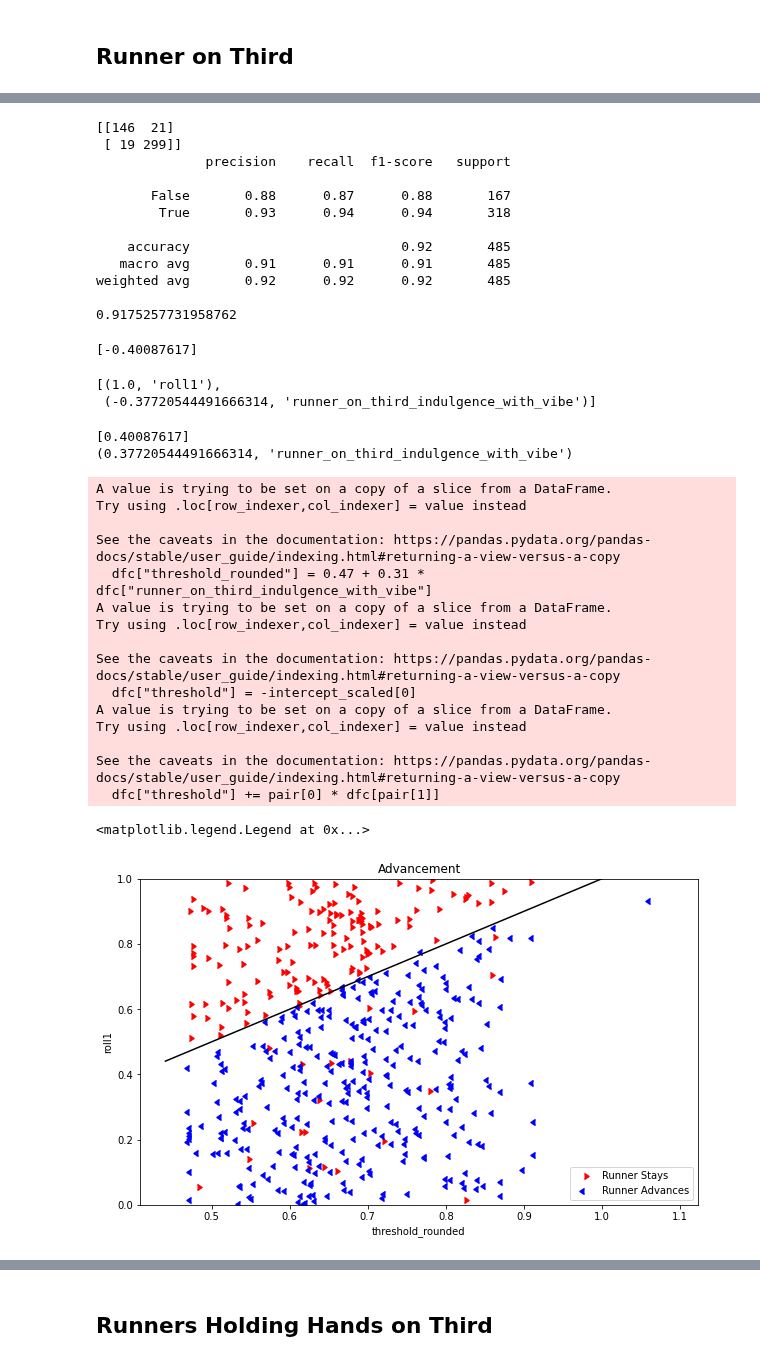
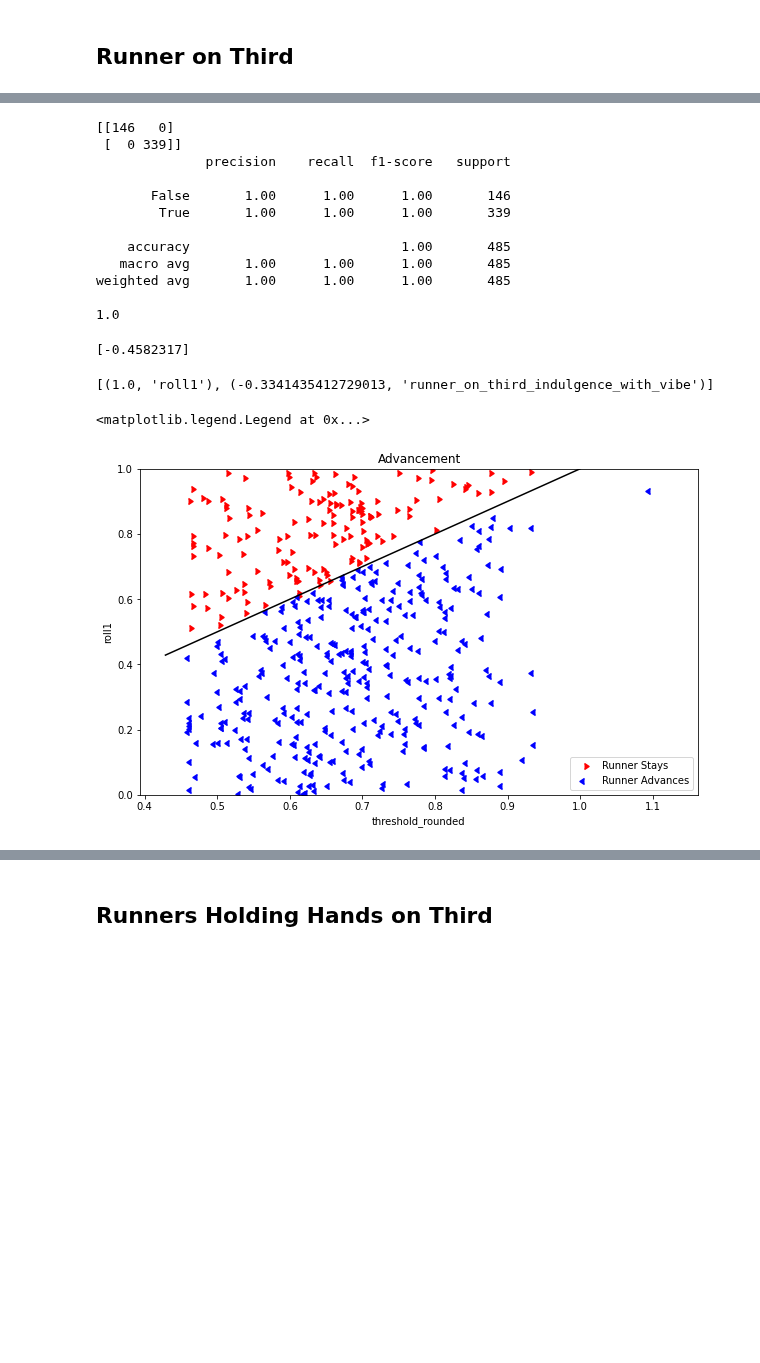
Before and after one commit to xSke/resim, a Jupyter notebook: notebooks/flyouts_master.ipynb, the cells around one changed output, grey strips where cells are left out. Drawn from its saved outputs; the diff is of its cells as text; code cells hidden in the pictures; blank space fills up the shorter version.

```diff
--- a/notebooks/flyouts_master.ipynb
+++ b/notebooks/flyouts_master.ipynb
@@ -47,6 +65,7 @@ df['batter_inv_patheticism'] = 1-df['batter_patheticism']/df["batter_multiplier"
 df['batter_inv_patheticism_with_vibe'] = df['batter_inv_patheticism'] * (1 + 0.2*df['batter_vibes'])
 df['batter_inv_tragicness'] = 1-df['batter_tragicness']/df["batter_multiplier"]
 df['batter_inv_tragicness_with_vibe'] = df['batter_inv_tragicness'] * (1 + 0.2*df['batter_vibes'])
+df['vibes_mul'] = 1 + 0.2*df['batter_vibes']
 for attr in [
     "batter_buoyancy",
     "batter_divinity",
@@ -672,7 +762,12 @@ outliers[
 # %%
 # Bring in all situations with a runner on 3rd since the first roll is always to check if 3rd base advances
-print(df['baserunners'] == "[2]")
-print(df['baserunners_next'].isin(["[2]","[]"]))
+# print(df['baserunners'] == "[2]")
+# print(df['baserunners_next'].isin(["[2]","[]"]))
+# test = df['baserunners_next'].isin(["[]"])
+print(len(df[(df['baserunners'] == "[2]") & (df['baserunners_next'].isin(["[2]","[]"]))]))
+print(len(df[(df['baserunners'] == "[2, 1, 0]") & (df['baserunners_next'].isin(["[2, 1, 0]","[1, 0]","[2, 0]"]))]))
+print(len(df[(df['baserunners'] == "[2, 1]") & (df['baserunners_next'].isin(["[2, 1]","[1]","[2]"]))]))
+print(len(df[(df['baserunners'] == "[2, 0]") & (df['baserunners_next'].isin(["[2, 0]","[0]","[1]"]))]))
 dfc = df[ \
     ((df['baserunners'] == "[2]") & (df['baserunners_next'].isin(["[2]","[]"]))) \
     | \
@@ -681,14 +776,14 @@ dfc = df[ \
     ((df['baserunners'] == "[2, 1]") & (df['baserunners_next'].isin(["[2, 1]","[1]","[2]"]))) \
     | \
     ((df['baserunners'] == "[2, 0]") & (df['baserunners_next'].isin(["[2, 0]","[0]","[1]"]))) \
-    ]
-dfc["passed"] = ((dfc['baserunners'] == "[2]") & (df['baserunners_next'].isin(["[]"]))) \
+].copy()
+dfc["passed"] = ((dfc['baserunners'] == "[2]") & (dfc['baserunners_next'].isin(["[]"]))) \
                 | \
-                ((dfc['baserunners'] == "[2, 1, 0]") & (df['baserunners_next'].isin(["[1, 0]","[2, 0]"]))) \
+                ((dfc['baserunners'] == "[2, 1, 0]") & (dfc['baserunners_next'].isin(["[1, 0]","[2, 0]"]))) \
                 | \
-                ((dfc['baserunners'] == "[2, 1]") & (df['baserunners_next'].isin(["[1]","[2]"]))) \
+                ((dfc['baserunners'] == "[2, 1]") & (dfc['baserunners_next'].isin(["[1]","[2]"]))) \
                 | \
-                ((dfc['baserunners'] == "[2, 0]") & (df['baserunners_next'].isin(["[1]","[0]"])))
+                ((dfc['baserunners'] == "[2, 0]") & (dfc['baserunners_next'].isin(["[1]","[0]"])))
 
 # Plot the roll
 fig, ax = plt.subplots(1, figsize=(10, 6), facecolor='white')
@@ -699,14 +794,14 @@ ax.hist(
     color="green",
     alpha = 0.5
 )
-dfc["passed"] = ~dfc['baserunners_next'].str.contains("[2]")
+# dfc["passed"] = ~dfc['baserunners_next'].str.contains("[2]")
 # print(dfc[dfc["baserunners_next"] == "[0]"][["baserunners_next","passed"]])
 # print(dfc[dfc["baserunners_next"] == "[1]"][["baserunners_next","passed"]])
 # print(dfc["passed"])
+y = dfc["passed"]
 X = dfc[
     [
         "roll1",
-        "passed",
         # "roll_avg",
         # "batter_patheticism_with_vibe",
         # "batter_inv_patheticism_with_vibe",
@@ -743,17 +838,10 @@ X = dfc[
     ]
 ]
 
-# X = X[X['roll'] < 0.85]
-
-# X = dfc[['roll', 'pitcher_ruthlessness', 'ballpark_forwardness']]
-# X = dfc[['roll', 'pitcher_ruthlessness']]
-
 # Test out a specific coefficient
 # X["roll1"] = X["roll1"]-0.4*X["pitcher_shakespearianism_with_vibe"]
 # X.drop("pitcher_shakespearianism_with_vibe", axis="columns", inplace=True)
 # X["roll1"] = X["roll1"]-0.1*X["fielder_tenaciousness_with_vibe"]
 # X.drop("fielder_tenaciousness_with_vibe", axis="columns", inplace=True)
-y = X["passed"]
-X = X.drop("passed", axis=1)
 X
 # %% [output]
@@ -815,18 +880,18 @@ print(confusion_matrix(y, predictionsvm))
 print(classification_report(y, predictionsvm))
 print(trainedsvm.score(X2, y))
 # %% [output]
-[[146  21]
- [ 19 299]]
+[[146   0]
+ [  0 339]]
               precision    recall  f1-score   support
 
-       False       0.88      0.87      0.88       167
-        True       0.93      0.94      0.94       318
+       False       1.00      1.00      1.00       146
+        True       1.00      1.00      1.00       339
 
-    accuracy                           0.92       485
-   macro avg       0.91      0.91      0.91       485
-weighted avg       0.92      0.92      0.92       485
+    accuracy                           1.00       485
+   macro avg       1.00      1.00      1.00       485
+weighted avg       1.00      1.00      1.00       485
 
-0.9175257731958762
+1.0
 # %%
 coef = np.true_divide(trainedsvm.coef_, sc.scale_)
 coef_scaled = coef / coef[0, 0]
@@ -837,72 +902,54 @@ intercept_scaled = intercept / coef[0, 0]
 print(intercept_scaled)
 sorted(zip(coef_list, X.columns), key=lambda x: abs(x[0]), reverse=True)
 # %% [output]
-[-0.40087617]
+[-0.4582317]
-[(1.0, 'roll1'),
- (-0.37720544491666314, 'runner_on_third_indulgence_with_vibe')]
+[(1.0, 'roll1'), (-0.3341435412729013, 'runner_on_third_indulgence_with_vibe')]
 # %%
 # Make scatter plot
 
 # Manual threshold
-dfc["threshold_rounded"] = 0.47 + 0.31 * dfc["runner_on_third_indulgence_with_vibe"]
+dfc["threshold_rounded"] = 0.46 + 1/3 * dfc["runner_on_third_indulgence_with_vibe"]
+for thing in range(0,300,10):
+    dfc.loc[dfc["threshold_rounded"].idxmax()]['threshold_rounded']
 
 # SVC threshold
 dfc["threshold"] = -intercept_scaled[0]
-print(-intercept_scaled)
 for pair in zip(-np.array(coef_list), X.columns):
     if pair[1] != "roll1":
-        print(pair)
         dfc["threshold"] += pair[0] * dfc[pair[1]]
 # dfc["threshold_rounded"] = dfc["threshold_rounded"].clip(lower=0.001)
 
 x_val = "threshold_rounded"
 fig, ax = plt.subplots(1, figsize=(10, 6), facecolor='white')
 ax.scatter(
     dfc[~dfc["passed"]][x_val],
     dfc[~dfc["passed"]]["roll1"],
     color="red",
     label="Runner Stays",
     marker=CARETRIGHTBASE,
 )
 ax.scatter(
     dfc[dfc["passed"]][x_val],
     dfc[dfc["passed"]]["roll1"],
 
     color="blue",
     label="Runner Advances",
     marker=CARETLEFTBASE,
 )
 # ax.set_xscale('log')
 # ax.set_yscale('log')
 ax.set_xlabel(x_val)
 ax.set_ylabel("roll1")
 ax.set_title("Advancement")
 # ax.set_xlim(0.484, 0.499)
 ax.set_ylim(0, 1)
 
 ax.plot(ax.get_xlim(), ax.get_xlim(), "k")
 
 ax.legend()
 # %% [output]
-[0.40087617]
-(0.37720544491666314, 'runner_on_third_indulgence_with_vibe')
+<matplotlib.legend.Legend at 0x...>
-A value is trying to be set on a copy of a slice from a DataFrame.
-Try using .loc[row_indexer,col_indexer] = value instead
-
-See the caveats in the documentation: https://pandas.pydata.org/pandas-docs/stable/user_guide/indexing.html#returning-a-view-versus-a-copy
-  dfc["threshold_rounded"] = 0.47 + 0.31 * dfc["runner_on_third_indulgence_with_vibe"]
-A value is trying to be set on a copy of a slice from a DataFrame.
-Try using .loc[row_indexer,col_indexer] = value instead
-
-See the caveats in the documentation: https://pandas.pydata.org/pandas-docs/stable/user_guide/indexing.html#returning-a-view-versus-a-copy
-  dfc["threshold"] = -intercept_scaled[0]
-A value is trying to be set on a copy of a slice from a DataFrame.
-Try using .loc[row_indexer,col_indexer] = value instead
-
-See the caveats in the documentation: https://pandas.pydata.org/pandas-docs/stable/user_guide/indexing.html#returning-a-view-versus-a-copy
-  dfc["threshold"] += pair[0] * dfc[pair[1]]
-<matplotlib.legend.Legend at 0x...>
-[figure, old version]
+[figure, new version]
 # %%
 # Outliers
 dfc["offset"] = dfc["roll1"] - dfc["threshold_rounded"]
```
Also changed, not shown: parts of 57 cells of this notebook.
